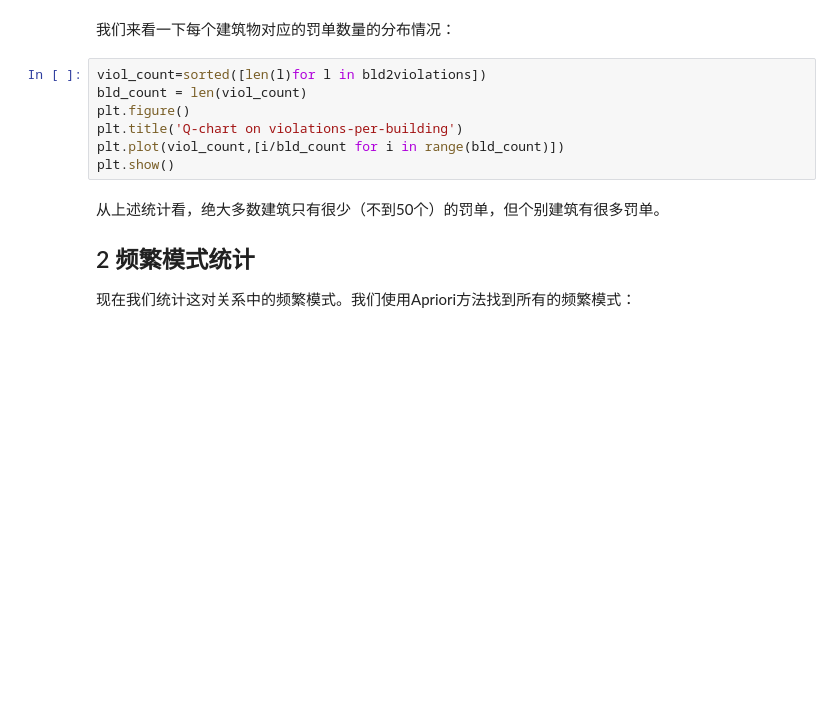
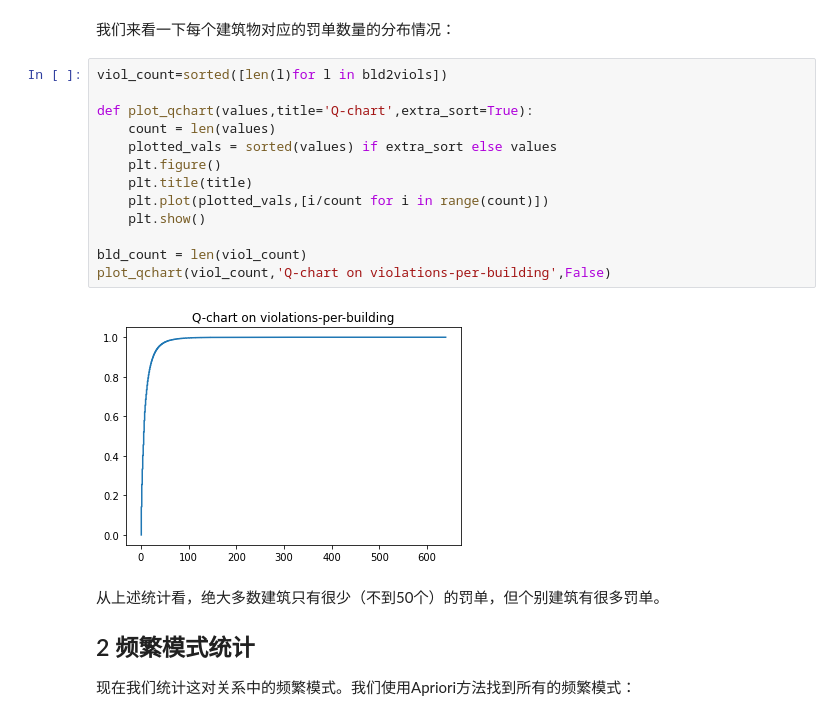
Before and after one commit to howmanyKsdoIneed/BITDM-minings, a Jupyter notebook: 互评作业2：频繁模式与关联规则.ipynb, the cells around one changed output. Saved outputs shown, nothing was run; the diff lists cells and outputs as text; blank space fills up the shorter version.

```diff
--- a/互评作业2：频繁模式与关联规则.ipynb
+++ b/互评作业2：频繁模式与关联规则.ipynb
@@ -97,12 +118,20 @@ del code2viol
 # %% [markdown]
 我们来看一下每个建筑物对应的罚单数量的分布情况：
 # %%
-viol_count=sorted([len(l)for l in bld2violations])
+viol_count=sorted([len(l)for l in bld2viols])
+
+def plot_qchart(values,title='Q-chart',extra_sort=True):
+    count = len(values)
+    plotted_vals = sorted(values) if extra_sort else values
+    plt.figure()
+    plt.title(title)
+    plt.plot(plotted_vals,[i/count for i in range(count)])
+    plt.show()
+
 bld_count = len(viol_count)
-plt.figure()
-plt.title('Q-chart on violations-per-building')
-plt.plot(viol_count,[i/bld_count for i in range(bld_count)])
-plt.show()
+plot_qchart(viol_count,'Q-chart on violations-per-building',False)
+# %% [output]
+[figure, added]
 # %% [markdown]
 从上述统计看，绝大多数建筑只有很少（不到50个）的罚单，但个别建筑有很多罚单。
 
```
Also changed, not shown: parts of 19 cells of this notebook, 1 other file.
